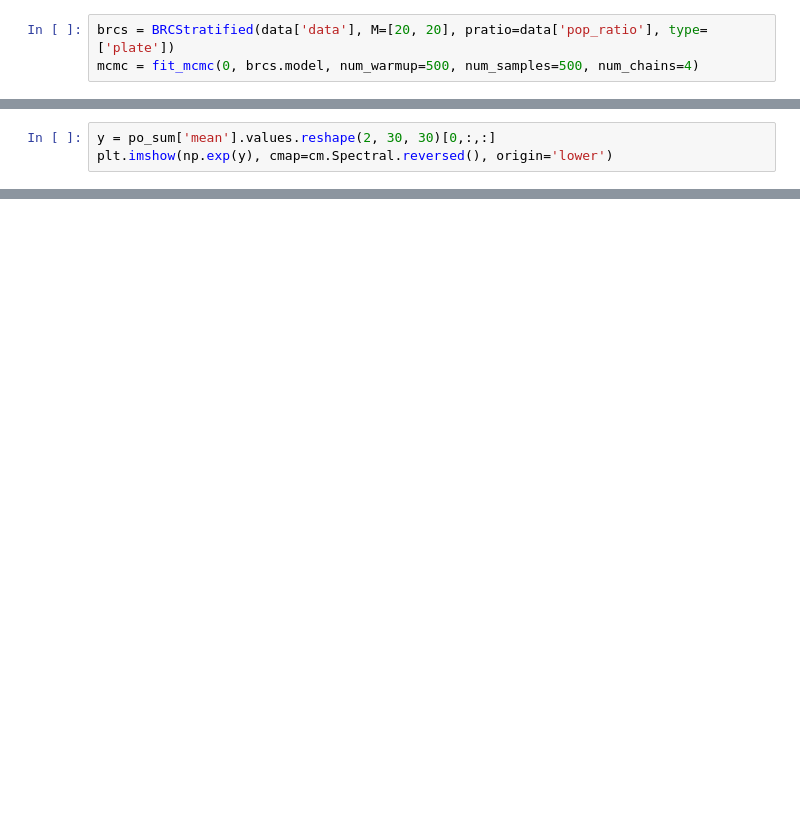
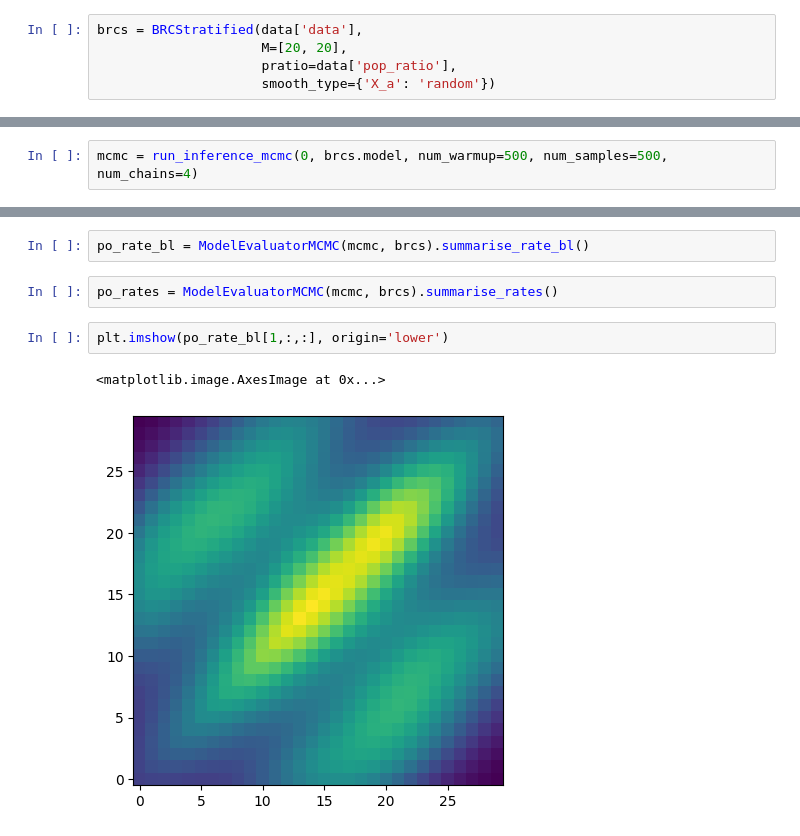
Before and after one commit to ShozenD/cntmosaic, a Jupyter notebook: notebooks/test_brc_stratified.ipynb, the cells around one changed output, grey strips where cells are left out. Cells and saved outputs as stored; diff of their text form; blank space fills up the shorter version.

```diff
--- a/notebooks/test_brc_stratified.ipynb
+++ b/notebooks/test_brc_stratified.ipynb
@@ -21,3 +28,5 @@ with open('../data/sim/test_brc_stratified.pkl', 'rb') as f:
 # %%
-brcs = BRCStratified(data['data'], M=[20, 20], pratio=data['pop_ratio'], type=['plate'])
-mcmc = fit_mcmc(0, brcs.model, num_warmup=500, num_samples=500, num_chains=4)
+brcs = BRCStratified(data['data'],
+                     M=[20, 20],
+                     pratio=data['pop_ratio'],
+                     smooth_type={'X_a': 'random'})
@@ -92,3 +32,0 @@ array([-0.015, -0.015, -0.015, ...,  0.029,  0.029,  0.029])
-# %%
-y = po_sum['mean'].values.reshape(2, 30, 30)[0,:,:]
-plt.imshow(np.exp(y), cmap=cm.Spectral.reversed(), origin='lower')
@@ -123,0 +52,2 @@ np.concatenate((data['pop_ratio']['X_a'], data['pop_ratio']['X_a']), axis=0).sha
+# %%
+mcmc = run_inference_mcmc(0, brcs.model, num_warmup=500, num_samples=500, num_chains=4)
@@ -123,0 +138,9 @@ np.concatenate((data['pop_ratio']['X_a'], data['pop_ratio']['X_a']), axis=0).sha
+# %%
+po_rate_bl = ModelEvaluatorMCMC(mcmc, brcs).summarise_rate_bl()
+# %%
+po_rates = ModelEvaluatorMCMC(mcmc, brcs).summarise_rates()
+# %%
+plt.imshow(po_rate_bl[1,:,:], origin='lower')
+# %% [output]
+<matplotlib.image.AxesImage at 0x...>
+[figure, added]
```
Also changed, not shown: parts of 21 cells of this notebook, 2 other files.
